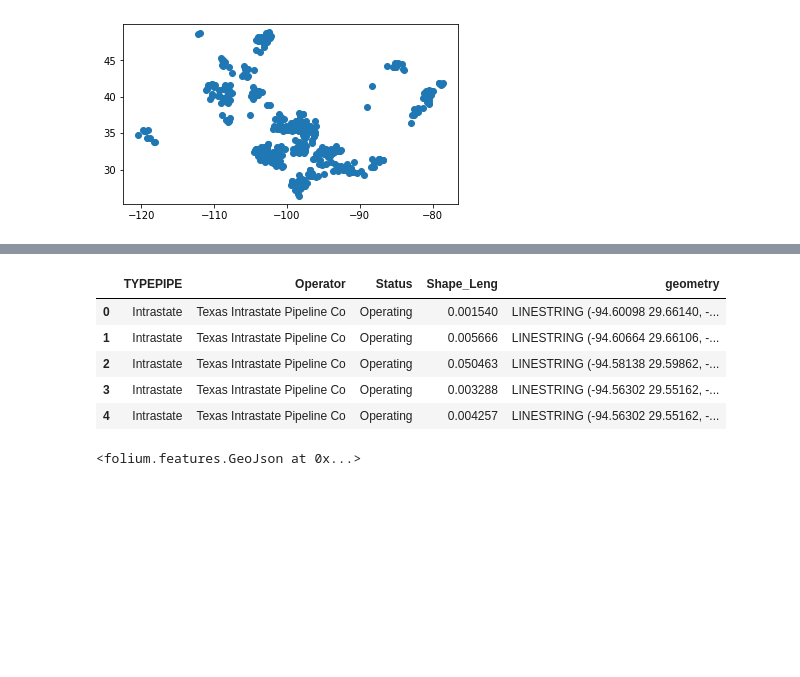
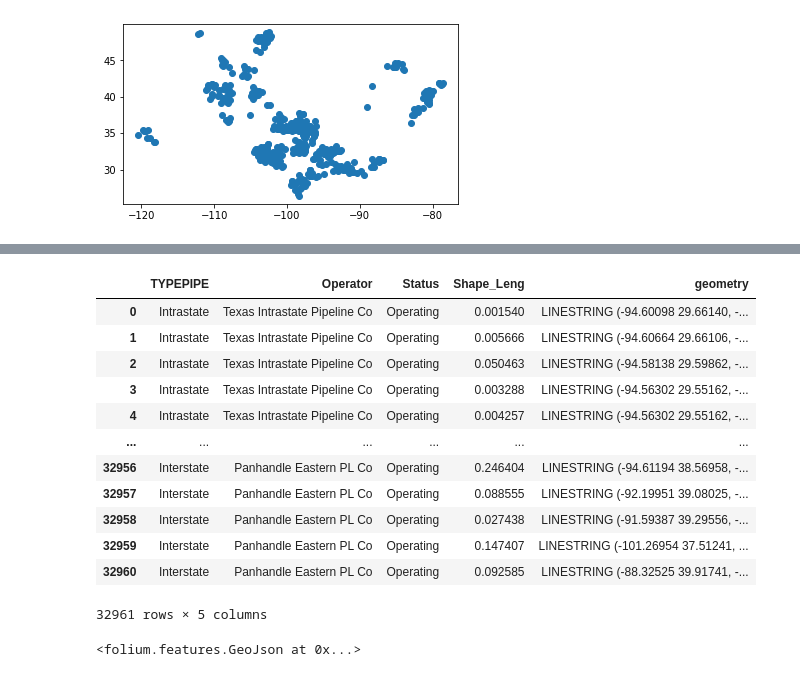
Before and after one commit to liwatts/M.S.-Energy-Masters-Thesis, a Jupyter notebook: Code/prelim.ipynb, the cells around one changed output, grey strips where cells are left out. Cells and saved outputs as stored; diff of their text form; code cells hidden in the pictures; blank space fills up the shorter version.

```diff
--- a/Code/prelim.ipynb
+++ b/Code/prelim.ipynb
@@ -151,0 +157,5 @@ ng_pipes = geopandas.read_file('NaturalGas_InterIntrastate_Pipelines_US_EIA.zip'
+# %%
+
+pd.set_option('display.max_columns', None)
+
+df_pwplants
@@ -152,12 +176,19 @@ ng_pipes = geopandas.read_file('NaturalGas_InterIntrastate_Pipelines_US_EIA.zip'
 # %%
-ng_pipes.head()
+ng_pipes
 # %% [output]
 |  | TYPEPIPE | Operator | Status | Shape_Leng | geometry |
 | 0 | Intrastate | Texas Intrastate Pipeline Co | Operating | 0.001540 | LINESTRING (-94.60098 29.66140, -... |
 | 1 | Intrastate | Texas Intrastate Pipeline Co | Operating | 0.005666 | LINESTRING (-94.60664 29.66106, -... |
 | 2 | Intrastate | Texas Intrastate Pipeline Co | Operating | 0.050463 | LINESTRING (-94.58138 29.59862, -... |
 | 3 | Intrastate | Texas Intrastate Pipeline Co | Operating | 0.003288 | LINESTRING (-94.56302 29.55162, -... |
 | 4 | Intrastate | Texas Intrastate Pipeline Co | Operating | 0.004257 | LINESTRING (-94.56302 29.55162, -... |
+| ... | ... | ... | ... | ... | ... |
+| 32956 | Interstate | Panhandle Eastern PL Co | Operating | 0.246404 | LINESTRING (-94.61194 38.56958, -... |
+| 32957 | Interstate | Panhandle Eastern PL Co | Operating | 0.088555 | LINESTRING (-92.19951 39.08025, -... |
+| 32958 | Interstate | Panhandle Eastern PL Co | Operating | 0.027438 | LINESTRING (-91.59387 39.29556, -... |
+| 32959 | Interstate | Panhandle Eastern PL Co | Operating | 0.147407 | LINESTRING (-101.26954 37.51241, ... |
+| 32960 | Interstate | Panhandle Eastern PL Co | Operating | 0.092585 | LINESTRING (-88.32525 39.91741, -... |
+32961 rows × 5 columns
 # %%
 ng_plants_tx = ng_plants.loc[ng_plants['State'] == "TX"]
 
```
Also changed, not shown: parts of 2 cells of this notebook.
